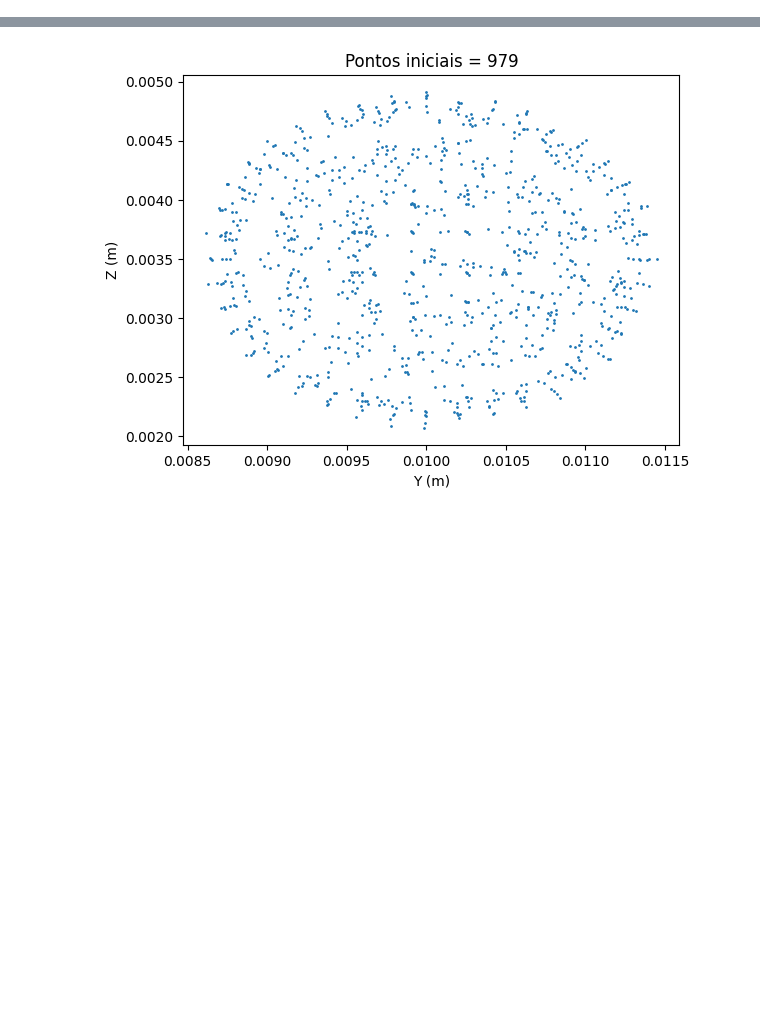
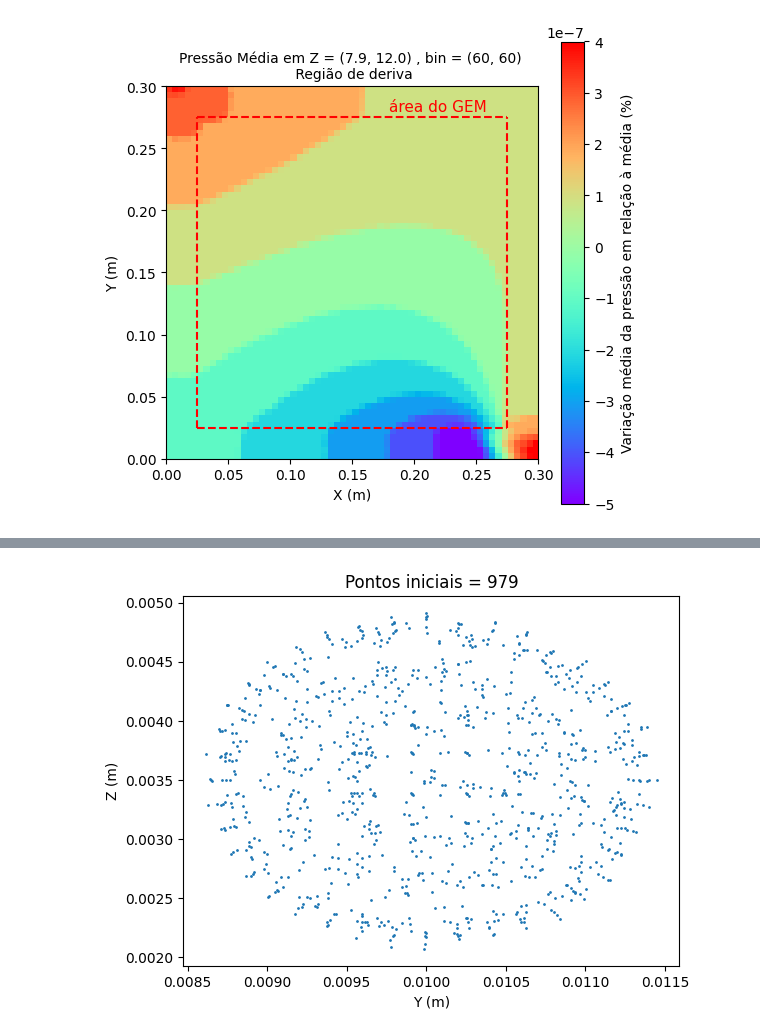
Before and after one commit to DanielFachieri01/ansys, a Jupyter notebook: streamlines.ipynb, the cells around one changed output, grey strips where cells are left out. Drawn from its saved outputs; the diff is of its cells as text; code cells hidden in the pictures; blank space fills up the shorter version.

Commit message:
Adicionado função para calcular o histograma 2d da pressão dentro do detetor

```diff
--- a/streamlines.ipynb
+++ b/streamlines.ipynb
@@ -7,66 +7,57 @@ from matplotlib.colors import LogNorm
 
 
 # Ler os dados do arquivo CSV
-file_path = '/content/Transitent_gem_modified.txt'  # Caminho para o arquivo de dados
+file_path = r"C:\Users\Daniel\Documents\ansys data\streamlines_gem_padrao\sol_gem_standard_laminar.txt"  # Caminho para o arquivo de dados
 df = pd.read_csv(file_path,delimiter = ",")
+df.columns = df.columns.str.strip()
 
 # Definir os limites do intervalo de z (opcional)
-zmin = 0
-zmax = 15
+zmin = 7.9
+zmax = 12
 
 zmin = zmin*1e-3
 zmax = zmax*1e-3
 
 #regiao = "GEM3 - Anodo"
-df_filtered = df[(df['    z-coordinate'] >= zmin) & (df['    z-coordinate'] <= zmax)]
+df_filtered = df[(df['z-coordinate'] >= zmin) & (df['z-coordinate'] <= zmax)]
 
 # Definir o tamanho da grade 2D
 num_bins = 60
 
 # Criar a matriz do histograma 2D
-heatmap, xedges, yedges = np.histogram2d(df_filtered['    x-coordinate'],
-                                         df_filtered['    y-coordinate'],
+heatmap, xedges, yedges = np.histogram2d(df_filtered['x-coordinate'],
+                                         df_filtered['y-coordinate'],
                                          bins=num_bins,
-                                         weights=df_filtered['  total-pressure'],
+                                         weights=df_filtered['absolute-pressure'],
                                          range=[[0,0.3],[0,0.3]])
 
-counts, _, _ = np.histogram2d(df_filtered['    x-coordinate'], df_filtered['    y-coordinate'], bins=num_bins,range=[[0,0.3],[0,0.3]])
+counts, _, _ = np.histogram2d(df_filtered['x-coordinate'], df_filtered['y-coordinate'], bins=num_bins,range=[[0,0.3],[0,0.3]])
 
 # Calcular a pressão média em cada bin (evitar divisão por zero)
 mean_pressure = np.divide(heatmap, counts, where=counts!=0)
 
+media = np.mean(mean_pressure)
 
-# Tratar os valores NaN (resultantes de bins sem contagens) substituindo por zero
-mean_pressure = np.nan_to_num(mean_pressure)
-
-for i in range(len(mean_pressure)):
-  for j in range(len(mean_pressure[i])):
-    mean_pressure[i][j] = (mean_pressure[i][j])
-
-# Valor da pressão atmoférica de SP
-#sp_pressure = 92340
-
-
-#mean_pressure = (mean_pressure/ref)*sp_pressure
+mean_pressure = 100 - mean_pressure*100/media
 
 
 # Plotar o histograma 2D
 plt.figure(figsize=(6, 6))
-plt.imshow(mean_pressure.T, origin='lower', cmap='viridis', extent=(0, 0.3, 0, 0.3) )
-#plt.colorbar(label='Pressão Média (Pa)')
-#cbar.ax.yaxis.set_major_formatter(FuncFormatter(pressure_format))
-plt.colorbar(label='Variação percentual da pressão (%)')
-plt.title(f'Pressão Média em Z = {zmin*1000,zmax*1000}mm , bin = {num_bins,num_bins}',fontsize = 10)
-plt.xlabel('Posição X')
-plt.ylabel('Posição Y')
+plt.imshow(mean_pressure.T, origin='lower', cmap='rainbow', extent=(0, 0.3, 0, 0.3), vmin = -5e-7, vmax = 4e-7)
+plt.colorbar(label='Variação média da pressão em relação à média (%)')
+plt.title(f'Pressão Média em Z = {zmin*1000,zmax*1000} , bin = {num_bins,num_bins} \n Região de deriva',fontsize = 10)
+plt.xlabel('X (m)')
+plt.ylabel('Y (m)')
 plt.gca().set_aspect('equal', adjustable='box')
 plt.hlines(0.025, 0.025,0.275, linestyles='dashed', colors='red')
 plt.hlines(0.275, 0.025,0.275, linestyles='dashed', colors='red')
 plt.vlines(0.275, 0.025,0.275, linestyles='dashed', colors='red')
 plt.vlines(0.025, 0.025,0.275, linestyles='dashed', colors='red')
-#plt.text(0.2,0.28, regiao, color="red",fontsize = 11)
+plt.text(0.18,0.28, "área do GEM", color="red",fontsize = 11)
 #plt.savefig("/content/" + regiao + ".png")
 plt.show()
+# %% [output]
+[figure, added]
 # %%
 import numpy as np
 import pandas as pd
```
Also changed, not shown: parts of 2 cells of this notebook.
